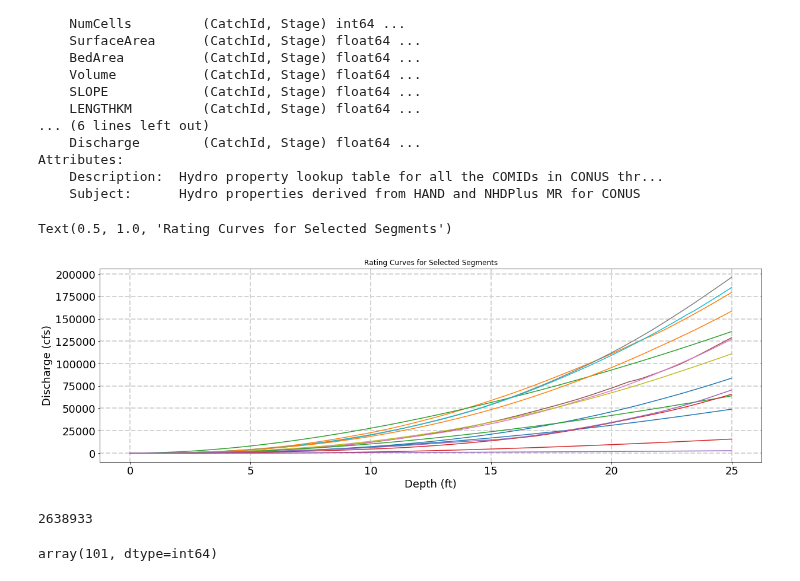
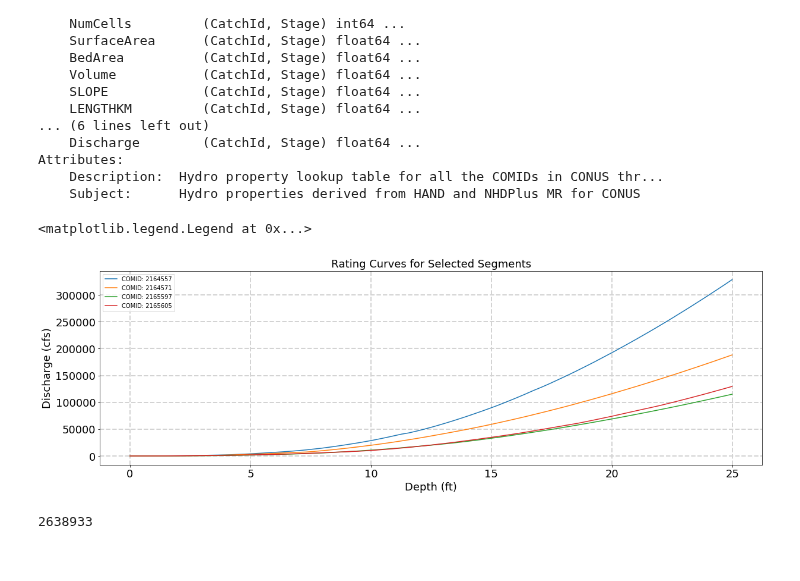
Before and after one commit to Dewberry/fcast, a Jupyter notebook: data_exploration/rating_curves_2D_nc.ipynb, the cells around one changed output. Cells and saved outputs as stored; diff of their text form; code cells hidden in the pictures.

Commit message:
Sliced the data using Pandas multiaccess indices and implemented reading CSV file with selected segemwents to generate rating curves

```diff
--- a/data_exploration/rating_curves_2D_nc.ipynb
+++ b/data_exploration/rating_curves_2D_nc.ipynb
@@ -3,6 +4,12 @@ import os
 import glob
 import xarray
 import matplotlib.pyplot as plt
+# %%
+# read segment COMID CSV file
+COMID = []
+with open('COMID.csv') as f:
+    for row in csv.reader(f):
+        COMID.append(row[0])
 # %%
 ds = xarray.open_dataset('hydroprop-fulltable2D.nc')
 # %%
@@ -28,33 +35,29 @@ Attributes:
 # %%
 figsize=(20,6)
 fontsize=18
 
 fig,  ax = plt.subplots(figsize=figsize)
 ax.set_xlabel('Depth (ft)', fontsize=fontsize)
 ax.set_ylabel('Discharge (cfs)', fontsize=fontsize)
 ax.tick_params(axis='both', which='major', labelsize=18)
 ax.grid(which='major', color='lightgrey', linestyle='--', linewidth=2)
 
-for i in range(15):
-    segment = ds.Discharge[i].CatchId.values
-    stage = ds.Discharge[i].Stage.values
-    discharge = ds.Discharge[i].values
+for i in COMID:
+    segment = ds.Discharge.sel(CatchId=int(i)).CatchId.values
+    stage = ds.Discharge.sel(CatchId=int(i)).Stage.values
+    discharge = ds.Discharge.sel(CatchId=int(i)).values
     ax.plot(stage, discharge, label = "COMID: " + str(segment))
 
 
-ax.set_title("Rating Curves for Selected Segments")
-#ax.legend()
+ax.set_title("Rating Curves for Selected Segments", fontsize=fontsize)
+ax.legend()
 # %% [output]
-Text(0.5, 1.0, 'Rating Curves for Selected Segments')
+<matplotlib.legend.Legend at 0x...>
-[figure, old version]
+[figure, new version]
 # %%
 len(ds.CatchId)
 # %% [output]
 2638933
-# %%
-ds.Discharge[0].CatchId.values
-# %% [output]
-array(101, dtype=int64)
 # %%
 df = ds.to_dataframe()
 # %%
```
Also changed, not shown: parts of 4 cells of this notebook.
